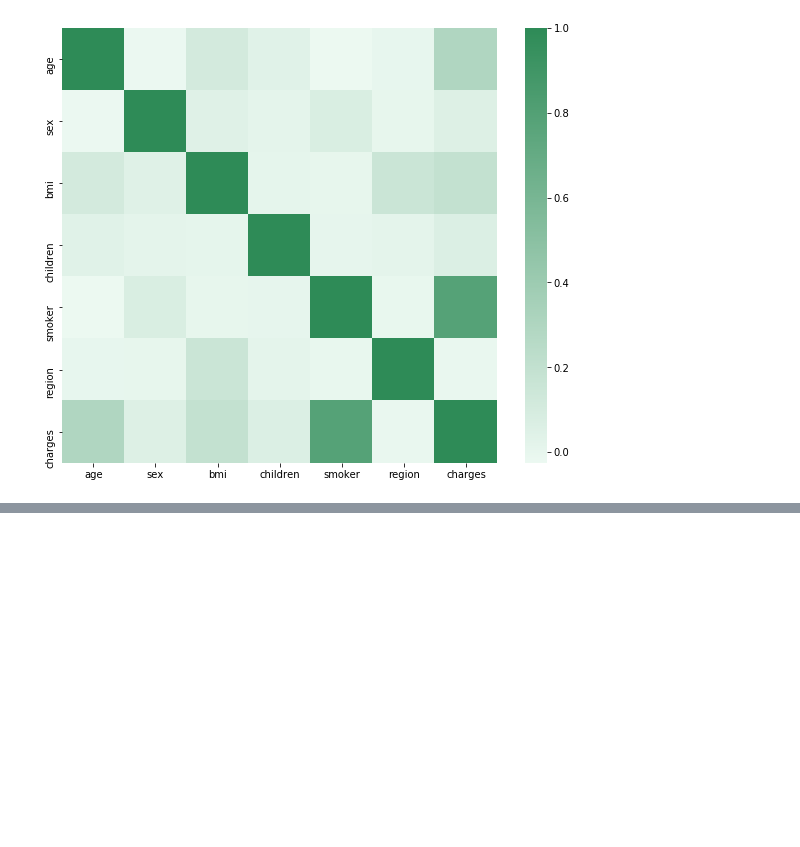
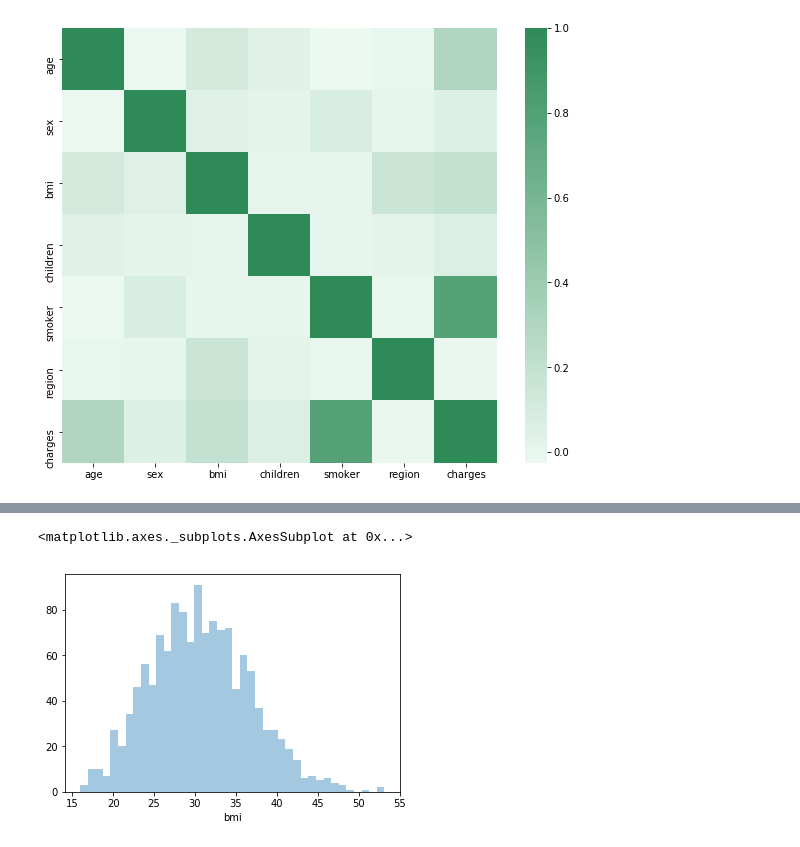
Before and after one commit to zaneddennis/RDS-Project, a Jupyter notebook: Data Exploration.ipynb, the cells around one changed output, grey strips where cells are left out. Cells and saved outputs as stored; diff of their text form; code cells hidden in the pictures; blank space fills up the shorter version.

```diff
--- a/Data Exploration.ipynb
+++ b/Data Exploration.ipynb
@@ -112,0 +129,5 @@ sns.heatmap(corr, mask=np.zeros_like(corr, dtype=np.bool), cmap=sns.light_palett
+# %%
+sns.distplot(df.bmi, bins=40, kde=False)
+# %% [output]
+<matplotlib.axes._subplots.AxesSubplot at 0x...>
+[figure, added]
```
Also changed, not shown: parts of 7 cells of this notebook.
